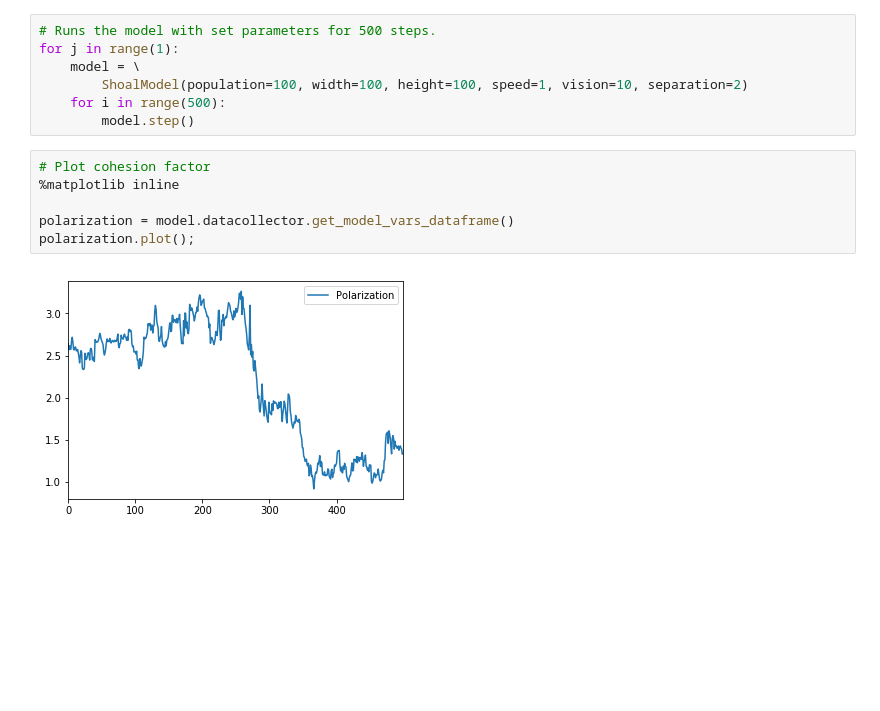
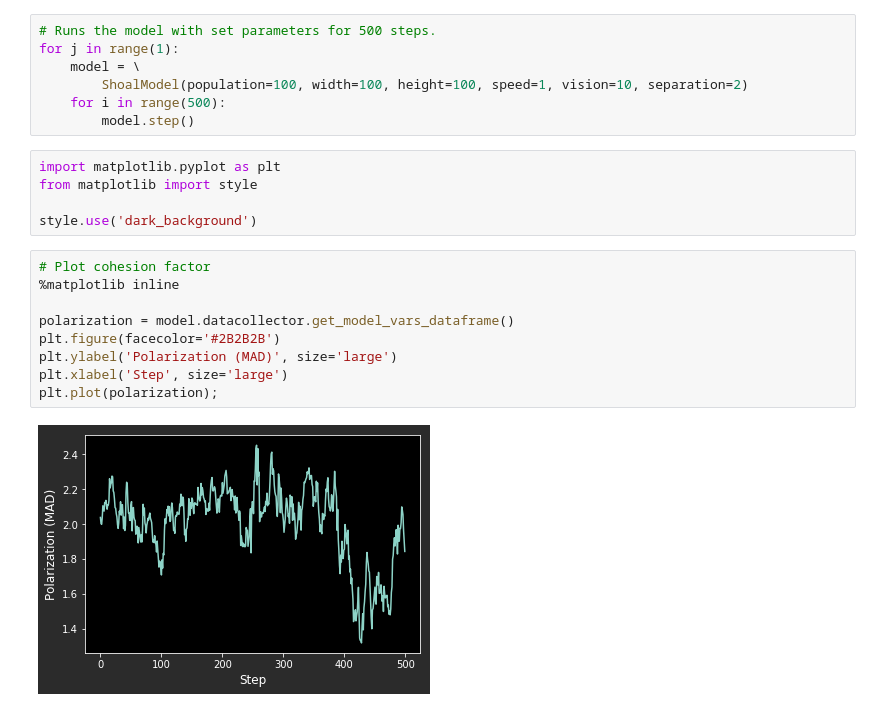
Before and after one commit to sowasser/fish-shoaling-model, a Jupyter notebook: shoal_model_polar.ipynb, the cells around one changed output. Cells and saved outputs as stored; diff of their text form; blank space fills up the shorter version.

Commit message:
Improved appearance of graphs when using PyCharm
Changed to a dark background, added titles. Won't look good in a normal Jupyter notebook, but it looks much better in PyCharm, where I run it.

```diff
--- a/shoal_model_polar.ipynb
+++ b/shoal_model_polar.ipynb
@@ -186,14 +186,22 @@ for j in range(1):
         ShoalModel(population=100, width=100, height=100, speed=1, vision=10, separation=2)
     for i in range(500):
         model.step()
+# %%
+import matplotlib.pyplot as plt
+from matplotlib import style
+
+style.use('dark_background')
 # %%
 # Plot cohesion factor
 %matplotlib inline
 
 polarization = model.datacollector.get_model_vars_dataframe()
-polarization.plot();
+plt.figure(facecolor='#2B2B2B')
+plt.ylabel('Polarization (MAD)', size='large')
+plt.xlabel('Step', size='large')
+plt.plot(polarization);
 # %% [output]
-[figure, old version]
+[figure, new version]
 # %%
 # Can change the parameters to see the affect on polarization
 model = ShoalModel(population=100, width=100, height=100, speed=1, vision=10, separation=2)
```
Also changed, not shown: parts of 1 cell of this notebook, 1 other file.
